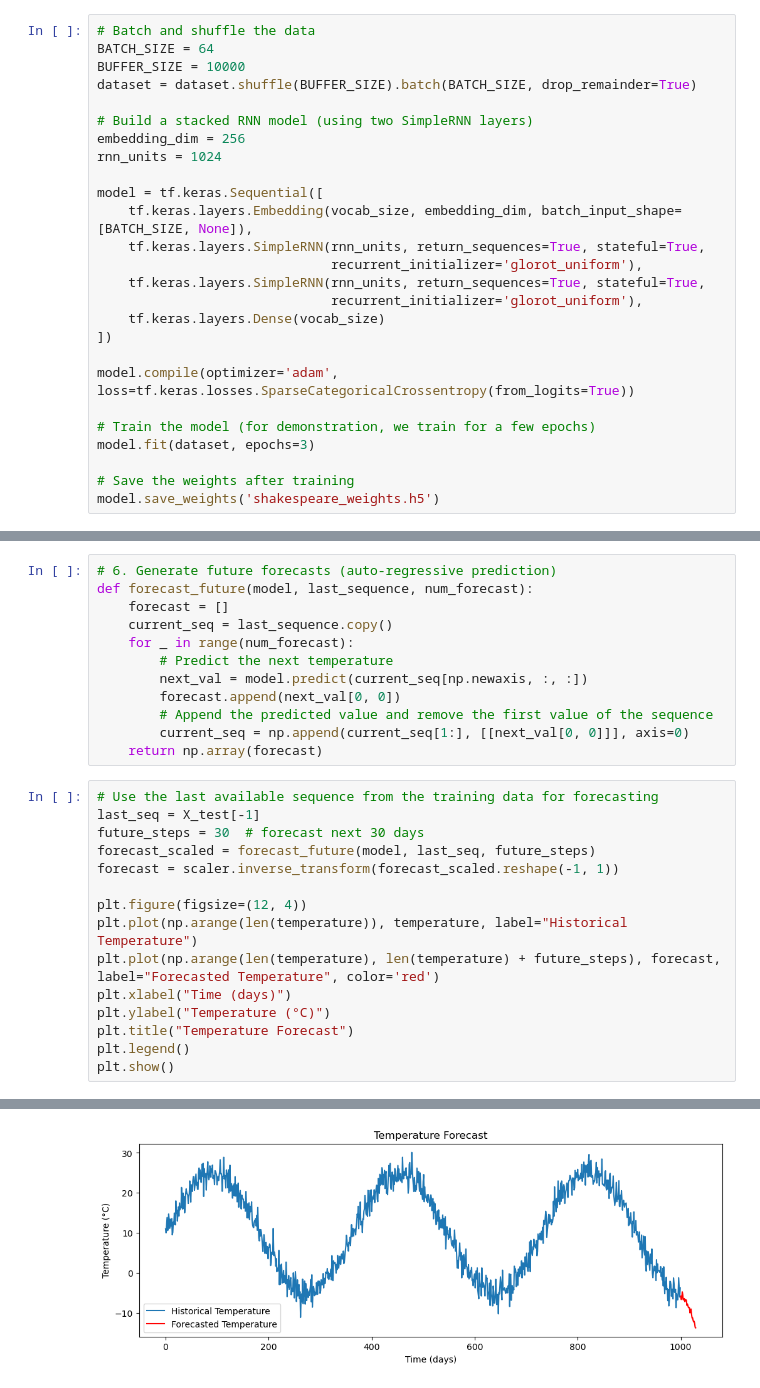
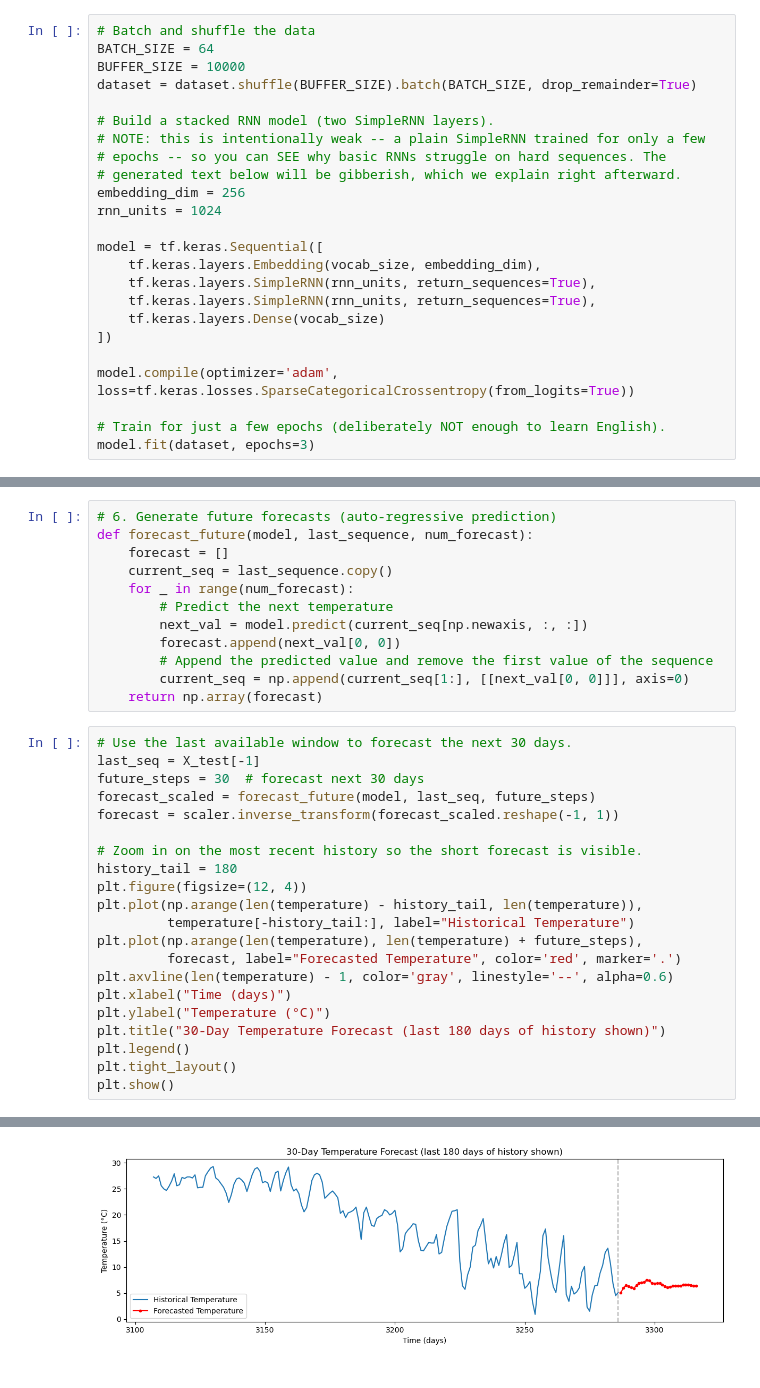
Before and after one commit to uncsdis/Data-785-Deep-Learning, a Jupyter notebook: Week 7 - RNNs/Recurrent Neural Networks.ipynb, the cells around one changed output, grey strips where cells are left out. Cells and saved outputs as stored; diff of their text form.

```diff
--- a/Week 7 - RNNs/Recurrent Neural Networks.ipynb
+++ b/Week 7 - RNNs/Recurrent Neural Networks.ipynb
@@ -546,25 +625,23 @@ BATCH_SIZE = 64
 BUFFER_SIZE = 10000
 dataset = dataset.shuffle(BUFFER_SIZE).batch(BATCH_SIZE, drop_remainder=True)
 
-# Build a stacked RNN model (using two SimpleRNN layers)
+# Build a stacked RNN model (two SimpleRNN layers).
+# NOTE: this is intentionally weak -- a plain SimpleRNN trained for only a few
+# epochs -- so you can SEE why basic RNNs struggle on hard sequences. The
+# generated text below will be gibberish, which we explain right afterward.
 embedding_dim = 256
 rnn_units = 1024
 
 model = tf.keras.Sequential([
-    tf.keras.layers.Embedding(vocab_size, embedding_dim, batch_input_shape=[BATCH_SIZE, None]),
-    tf.keras.layers.SimpleRNN(rnn_units, return_sequences=True, stateful=True,
-                              recurrent_initializer='glorot_uniform'),
-    tf.keras.layers.SimpleRNN(rnn_units, return_sequences=True, stateful=True,
-                              recurrent_initializer='glorot_uniform'),
+    tf.keras.layers.Embedding(vocab_size, embedding_dim),
+    tf.keras.layers.SimpleRNN(rnn_units, return_sequences=True),
+    tf.keras.layers.SimpleRNN(rnn_units, return_sequences=True),
     tf.keras.layers.Dense(vocab_size)
 ])
 
 model.compile(optimizer='adam', loss=tf.keras.losses.SparseCategoricalCrossentropy(from_logits=True))
 
-# Train the model (for demonstration, we train for a few epochs)
+# Train for just a few epochs (deliberately NOT enough to learn English).
 model.fit(dataset, epochs=3)
-
-# Save the weights after training
-model.save_weights('shakespeare_weights.h5')
 # %% [output]
 Epoch 1/3
@@ -911,18 +1128,24 @@ def forecast_future(model, last_sequence, num_forecast):
         current_seq = np.append(current_seq[1:], [[next_val[0, 0]]], axis=0)
     return np.array(forecast)
 # %%
-# Use the last available sequence from the training data for forecasting
+# Use the last available window to forecast the next 30 days.
 last_seq = X_test[-1]
 future_steps = 30  # forecast next 30 days
 forecast_scaled = forecast_future(model, last_seq, future_steps)
 forecast = scaler.inverse_transform(forecast_scaled.reshape(-1, 1))
 
+# Zoom in on the most recent history so the short forecast is visible.
+history_tail = 180
 plt.figure(figsize=(12, 4))
-plt.plot(np.arange(len(temperature)), temperature, label="Historical Temperature")
-plt.plot(np.arange(len(temperature), len(temperature) + future_steps), forecast, label="Forecasted Temperature", color='red')
+plt.plot(np.arange(len(temperature) - history_tail, len(temperature)),
+         temperature[-history_tail:], label="Historical Temperature")
+plt.plot(np.arange(len(temperature), len(temperature) + future_steps),
+         forecast, label="Forecasted Temperature", color='red', marker='.')
+plt.axvline(len(temperature) - 1, color='gray', linestyle='--', alpha=0.6)
 plt.xlabel("Time (days)")
 plt.ylabel("Temperature (°C)")
-plt.title("Temperature Forecast")
+plt.title("30-Day Temperature Forecast (last 180 days of history shown)")
 plt.legend()
+plt.tight_layout()
 plt.show()
 # %% [output]
@@ -946 +1169 @@ plt.show()
-[figure, old version]
+[figure, new version]
```
Also changed, not shown: parts of 34 cells of this notebook, 2 other files.
